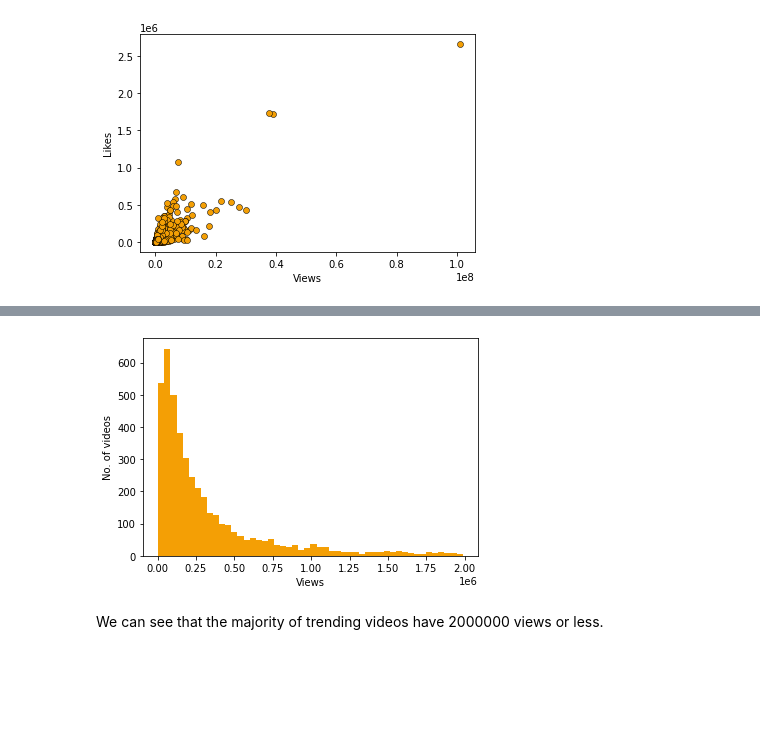
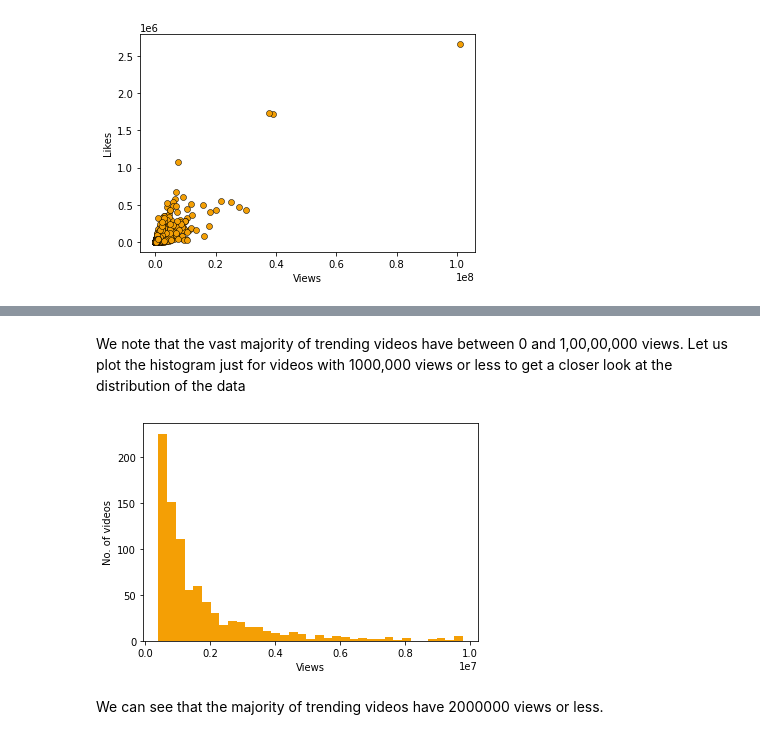
Before and after one commit to Vaibhav-Patel19/Youtube-Analysis, a Jupyter notebook: Analysis.ipynb, the cells around one changed output, grey strips where cells are left out. Cells and saved outputs as stored; diff of their text form; code cells hidden in the pictures; blank space fills up the shorter version.

```diff
--- a/Analysis.ipynb
+++ b/Analysis.ipynb
@@ -78,0 +88,11 @@ We see that views and likes are truly positively correlated: as one increases, t
+# %%
+plt.rc('figure.subplot', wspace=0.9)
+fig, ax = plt.subplots()
+
+_ = sns.distplot(dataframe["likes"], kde=False,
+                color=PLOT_COLORS[4], hist_kws={'alpha': 1},
+                bins=np.linspace(0, 6e6, 61), ax=ax)
+
+_ = ax.set(xlabel="Likes", ylabel="No. of videos")
+
+_ = plt.xticks(rotation=90)
@@ -95,11 +134,13 @@ So, it is around 84%, which means that the percentage of videos with less than 2
+# %% [markdown]
+We note that the vast majority of trending videos have between 0 and 1,00,00,000 views. Let us plot the histogram just for videos with 1000,000 views or less to get a closer look at the distribution of the data
 # %%
-# Views Analysis
+dataframe = df[df["T/NT"] > 0]
 fig, ax = plt.subplots()
-_ = sns.distplot(df[df["views"] < 2e6]["views"], kde=False,
-                 color=PLOT_COLORS[2], hist_kws={'alpha': 1}, ax=ax)
+_ = sns.distplot(dataframe[dataframe["views"] < 10000000]["views"], kde=False,
+                color=PLOT_COLORS[2], hist_kws={'alpha': 1}, ax=ax)
 _ = ax.set(xlabel="Views", ylabel="No. of videos")
 # %% [output]
-[figure, old version]
+[figure, new version]
 # %% [markdown]
 We can see that the majority of trending videos have 2000000 views or less.
 # %%
```
Also changed, not shown: parts of 23 cells of this notebook.
